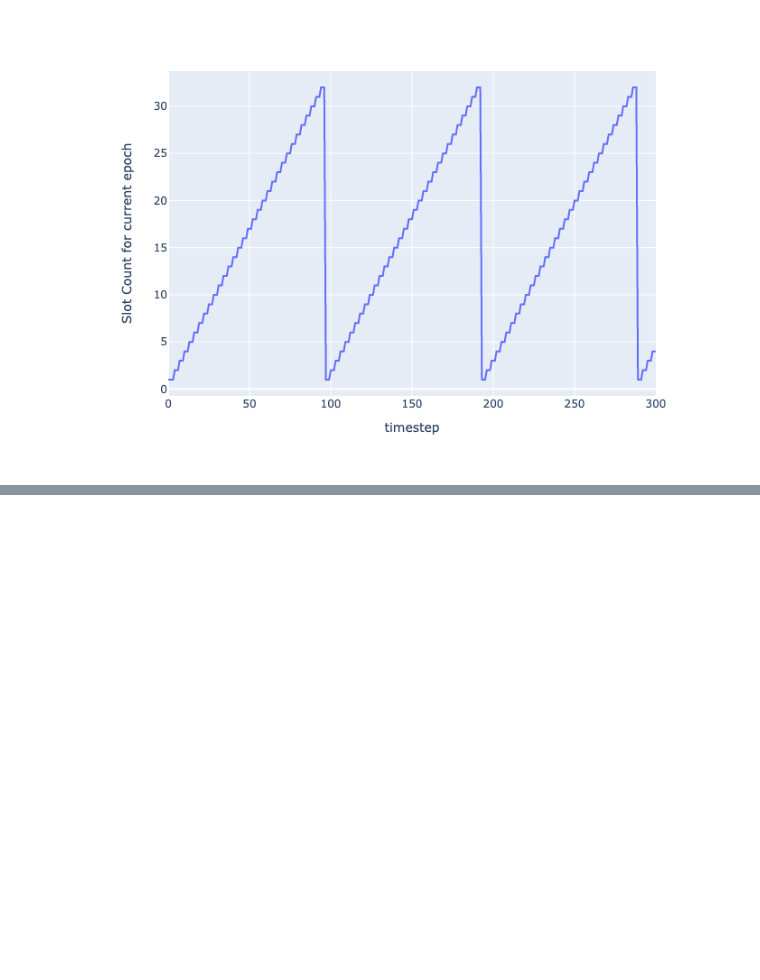
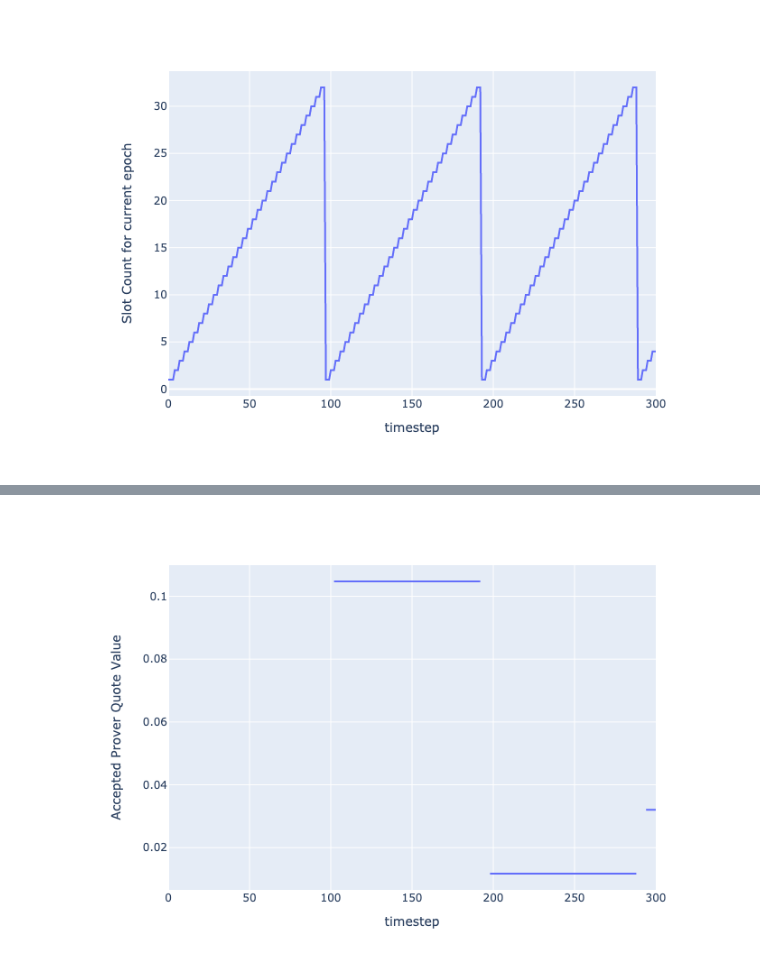
Before and after one commit to BlockScience/aztec-gddt-v2, a Jupyter notebook: notebooks/test_run.ipynb, the cells around one changed output, grey strips where cells are left out. Cells and saved outputs as stored; diff of their text form; code cells hidden in the pictures; blank space fills up the shorter version.

```diff
--- a/notebooks/test_run.ipynb
+++ b/notebooks/test_run.ipynb
@@ -41,0 +42,8 @@ fig.show()
+# %%
+x= sim_df.timestep
+y = sim_df.last_epoch.map(lambda x: x.accepted_prover_quote)
+
+fig = px.line(x=x, y=y, labels={"x": 'timestep', 'y': 'Accepted Prover Quote Value'})
+fig.show()
+# %% [output]
+[figure, added]
```
Also changed, not shown: parts of 3 cells of this notebook, 1 other file.
